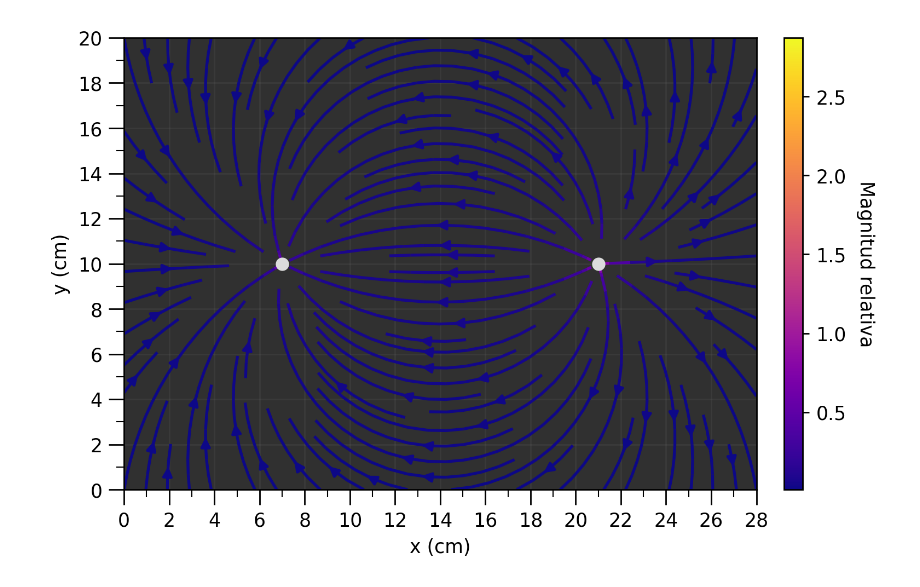
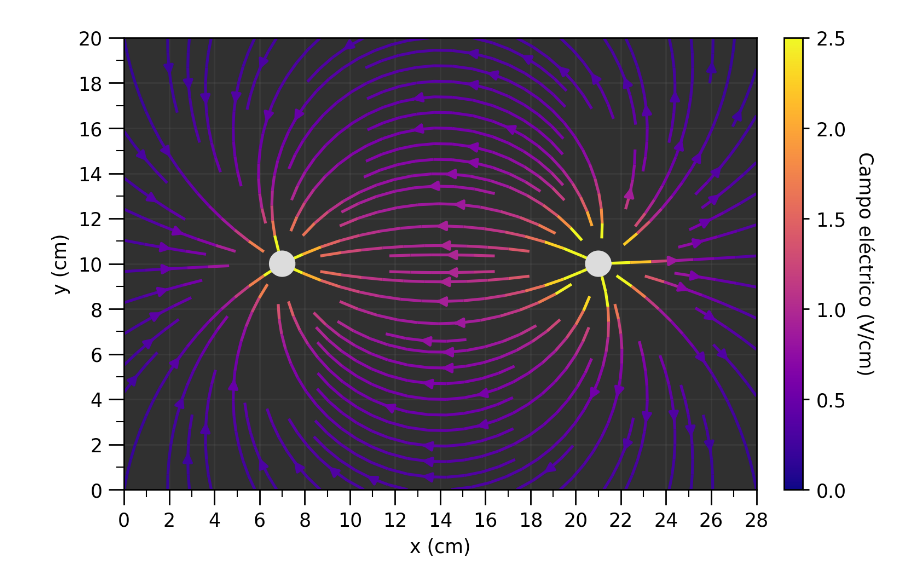
Before and after one commit to Alaviii/PythonPlotting, a Jupyter notebook: Electromagnetismo/practica2equipotenciales/teoricopractica2uno.ipynb, the cells around one changed output. Saved outputs shown, nothing was run; the diff lists cells and outputs as text; code cells hidden in the pictures.

```diff
--- a/Electromagnetismo/practica2equipotenciales/teoricopractica2uno.ipynb
+++ b/Electromagnetismo/practica2equipotenciales/teoricopractica2uno.ipynb
@@ -45,19 +46,21 @@ def potencial(X,Y):
             return -10/(dist(x,y,7,10)+0.5) + 10/(dist(x,y,21,10)+0.5)'''
 
 def potencialprimo(X,Y):
-    diferenciaPotencial = 19
-    radioEsferico = 0.5
+    K = 3.5
 
-    offsetPotencial = diferenciaPotencial/2
+    offsetPotencial = 18.76/2
 
     distanceUno = dist(X, Y, 7, 10)
     distanceDos = dist(X, Y, 21, 10)
 
-    return diferenciaPotencial*np.log(distanceUno/distanceDos)/5
+    return K*np.log(distanceUno/distanceDos) + offsetPotencial
 # %%
 data = potencialprimo(X,Y)
 # %%
-fieldGradient = -np.array(np.gradient(data))
+realSpacingInXplotSpace = 29/xplot.size
+realSpacingInYplotSpace = 21/yplot.size
+
+fieldGradient = -np.array(np.gradient(data, realSpacingInYplotSpace, realSpacingInXplotSpace)) #unidades de voltio / cm
 # %%
 normMatrix = np.sqrt(fieldGradient[0]**2 + fieldGradient[1]**2)
 normalizedFieldGradientU = fieldGradient[0]/normMatrix
@@ -125,46 +126,54 @@ fig, ax = plt.subplots(dpi = 250)
 
 divider = make_axes_locatable(ax)
 
-#skip = (slice(None, None, 20), slice(None, None, 20))
-#ax.quiver(Y[skip],X[skip], normalizedFieldGradientV[skip], normalizedFieldGradientU[skip], fieldGradient[1][skip]*fieldGradient[0][skip], angles='xy', scale_units='xy', scale = 1, cmap = 'rainbow', pivot = "mid")
+norm = mcolors.Normalize(vmin=0, vmax=2.5)
+
+
 isStreamlineBroken = True
 
 normalizationFactor = np.max(fieldGradient[1]*fieldGradient[0])
 
-stream = plt.streamplot(X,Y,fieldGradient[1], fieldGradient[0],
+stream = plt.streamplot(X,Y, fieldGradient[1], fieldGradient[0],
                color = np.sqrt(fieldGradient[1]**2+fieldGradient[0]**2),
                density = 1, cmap = "plasma",
                broken_streamlines = isStreamlineBroken,
+                        norm = norm
                )
-ax.scatter(chargePositions[:,0], chargePositions[:,1], c = "gainsboro", zorder = 10)
+#ax.scatter(chargePositions[:,0], chargePositions[:,1], c = "gainsboro", zorder = 10)
+
+theta = np.linspace(0, 2*np.pi, 400)
+plt.plot(7 + 0.5*np.cos(theta), 10 + 0.5*np.sin(theta), "gainsboro", linewidth=2, zorder = 10)
+plt.plot(21 + 0.5*np.cos(theta), 10 + 0.5*np.sin(theta), "gainsboro", linewidth=2, zorder = 10)
+
+plt.scatter(chargePositions[:,0], chargePositions[:,1], s = 100, color = "gainsboro", zorder = 9)
 
 cax = divider.append_axes("right", size="3%", pad=0.2)
-cbar = fig.colorbar(stream.lines, cax=cax)
-cbar.set_label('Magnitud relativa',rotation=-90,  labelpad=15)
+cbar = fig.colorbar(stream.lines, cax=cax, norm=norm)
+cbar.set_label('Campo eléctrico (V/cm)',rotation=-90,  labelpad=15)
 
 ax.set_xticks(np.arange(0, 29, 2))
 ax.set_xticks(np.arange(1, 29, 2), minor=True)
 
 ax.tick_params(axis='x', which='major', length=8)
 ax.tick_params(axis='x', which='minor', length=4)
 
 ax.set_yticks(np.arange(0, 21, 2))
 ax.set_yticks(np.arange(1, 21, 2), minor=True)
 
 ax.tick_params(axis='y', which='major', length=8)
 ax.tick_params(axis='y', which='minor', length=4)
 
 ax.grid(color = "#666666", zorder = 10, alpha = 0.2, ls = "solid")
 
 ax.set_xlabel("x (cm)")
 ax.set_ylabel("y (cm)")
 
 ax.set_aspect("equal")
 
 ax.set_facecolor('#303030')
 
 
 plt.savefig(f"casoUnoCampoElectricoTeoricoDipolo{isStreamlineBroken}.png", dpi = 250, bbox_inches='tight', pad_inches=0.03)
 plt.show()
 # %% [output]
-[figure, old version]
+[figure, new version]
```
Also changed, not shown: parts of 7 cells of this notebook, 11 other files.
